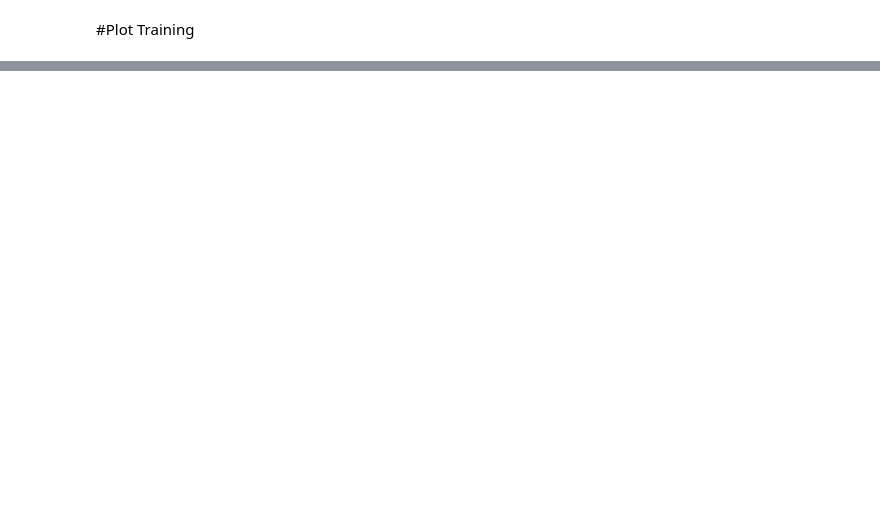
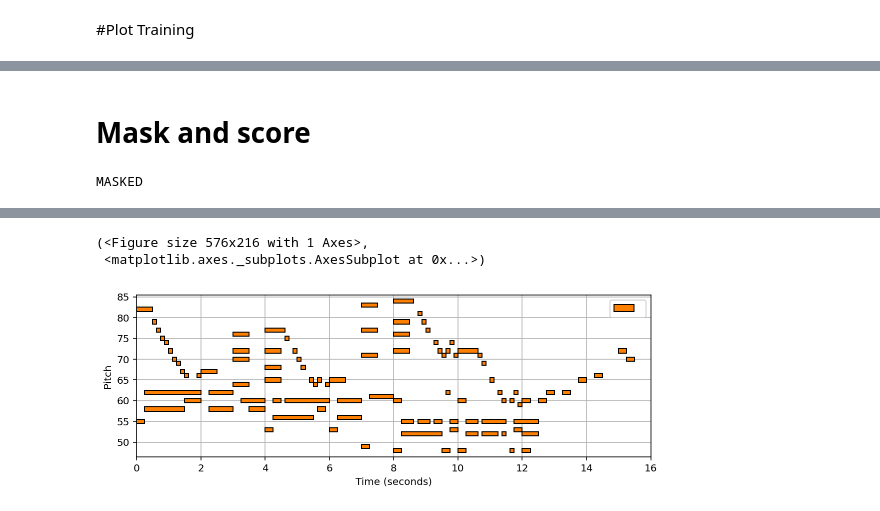
Before and after one commit to jmhuer/Fall2021MusicResearch, a Jupyter notebook: HarmonyReductionAndDecompostion/pytorch_AEwLSTM.ipynb, the cells around one changed output, grey strips where cells are left out. Drawn from its saved outputs; the diff is of its cells as text; code cells hidden in the pictures; blank space fills up the shorter version.

```diff
--- a/HarmonyReductionAndDecompostion/pytorch_AEwLSTM.ipynb
+++ b/HarmonyReductionAndDecompostion/pytorch_AEwLSTM.ipynb
@@ -598,11 +598,11 @@ def get_args():
     # Architecture Flags
     parser.add_argument('--intermediate_dim', type=int, default=48)
     parser.add_argument('--stripe_dim', type=int, default=24)
-    parser.add_argument('--num_stripes', type=int, default=24)
-    parser.add_argument('--num_active_neurons', type=int, default=24)
-    parser.add_argument('--num_active_stripes', type=int, default=5)
-    parser.add_argument('--layer_sparsity_mode', type=str, default='lifetime')  # Set to none, ordinary, boosted, or lifetime.
-    parser.add_argument('--stripe_sparsity_mode', type=str, default='routing')  # Set to none, ordinary, or routing.
+    parser.add_argument('--num_stripes', type=int, default=12)
+    parser.add_argument('--num_active_neurons', type=int, default=1)
+    parser.add_argument('--num_active_stripes', type=int, default=3)
+    parser.add_argument('--layer_sparsity_mode', type=str, default='ordinary')  # Set to none, ordinary, boosted, or lifetime.
+    parser.add_argument('--stripe_sparsity_mode', type=str, default='none')  # Set to none, ordinary, or routing.
     parser.add_argument('--distort_prob', type=float, default=.01)  # Probability of stripe sparsity mask bits randomly flipping.
     parser.add_argument('--distort_prob_decay', type=float, default=.025)  # Lowers distort_prob by this amount every epoch.
 
@@ -617,7 +617,7 @@ def get_args():
 
     # Lifetime Stripe Flag - Only necessary when stripe_sparsity_mode is set to lifetime.
     # Within a stripe, this specifies the proportion of samples that may activate the stripe.
-    parser.add_argument('--active_stripes_per_batch', type=float, default=7)
+    parser.add_argument('--active_stripes_per_batch', type=float, default=5)
 
     # Training Flags
     parser.add_argument('--lr', type=float, default=.0001)
@@ -872,0 +898,44 @@ libfmp.c1.visualize_piano_roll(score, figsize=(8, 3))
+# %% [markdown]
+# Mask and score
+# %%
+# place pianoroll in one tensor
+import statistics
+
+#rememebr to not clean piano_roll after net
+piano_roll_ones = torch.where(piano_roll < 0.01, torch.ones(piano_roll.shape).float(),piano_roll.float() )
+# print(piano_roll_ones)
+out = original_piano_roll * piano_roll_ones
+# print(out)
+# piano_roll = (piano_roll >= 0.01)
+
+segment = []
+one_segments = []
+for i in range(piano_roll.size(0)):
+    for j in range(piano_roll.size(1)):
+      o = out[i,j]
+      if o < 0.01 and len(segment) > 0:
+          segmentmean = statistics.mean(segment)
+          segment = [segmentmean for i in range(len(segment))]
+          one_segments.append(segment)
+          out[i,j-len(segment):j] = torch.DoubleTensor(segment)
+          segment = []
+          break
+      elif o > 0.01:
+          segment.append(o.item())
+
+# print("len", len(one_segments))
+# print("one_segments[0]: ", one_segments[15])
+# print("\n\n")
+# for seg in one_segments:
+#     print(seg)
+out = (out>=0.1)
+
+print("MASKED")
+arr = pad88to128(out, org=64)
+pm = piano_roll_to_pretty_midi(arr)
+IPython.display.display(IPython.display.Audio(pm.synthesize(fs=16000), rate=16000))
+
+score = libfmp.c1.midi_to_list(pm)
+libfmp.c1.visualize_piano_roll(score, figsize=(8, 3))
+# %% [output]
+MASKED
@@ -873,3 +943,6 @@ libfmp.c1.visualize_piano_roll(score, figsize=(8, 3))
+(<Figure size 576x216 with 1 Axes>,
+ <matplotlib.axes._subplots.AxesSubplot at 0x...>)
+[figure, added]
 # %%
 %load_ext autoreload
 %autoreload 2
```
Also changed, not shown: parts of 6 cells of this notebook.
